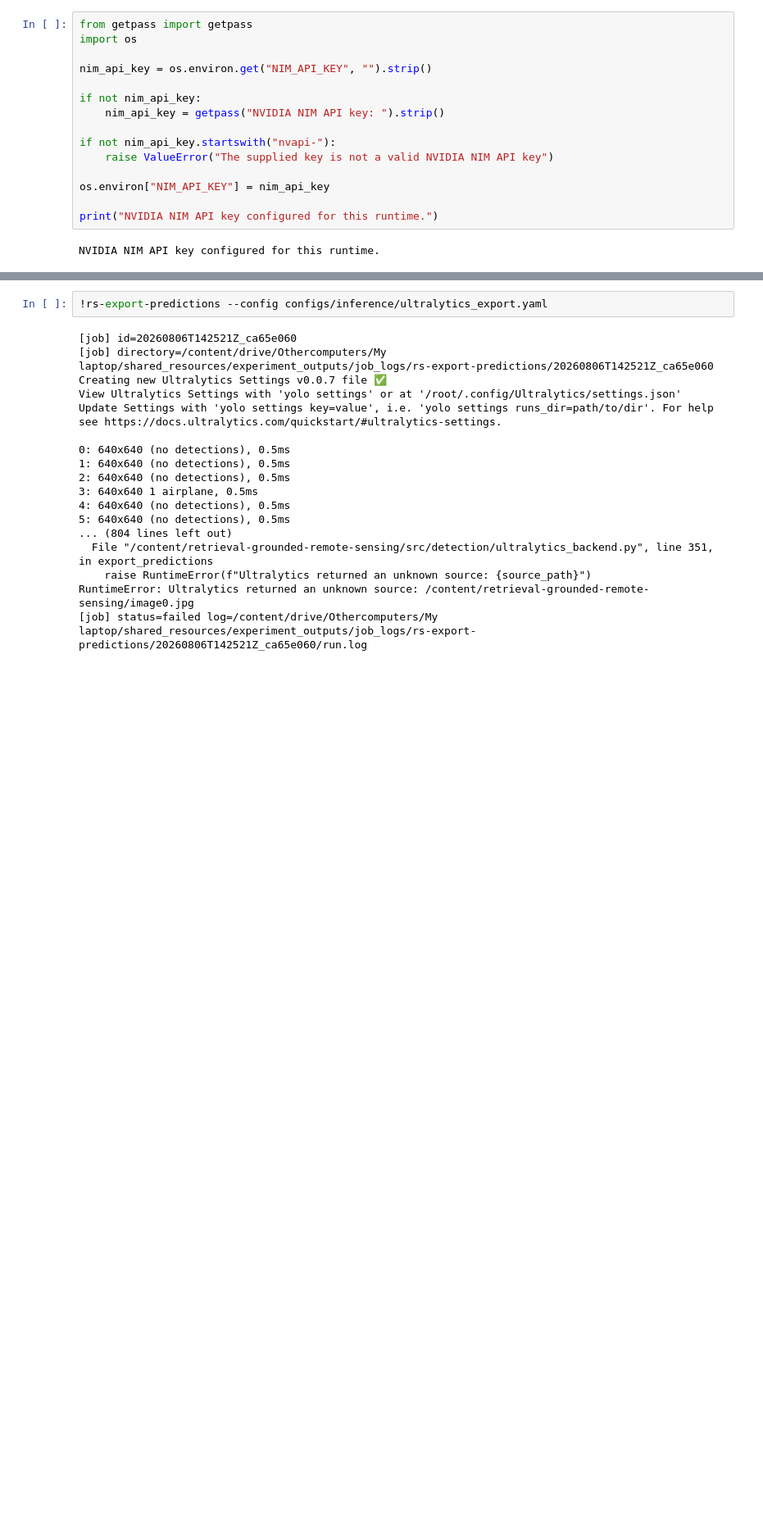
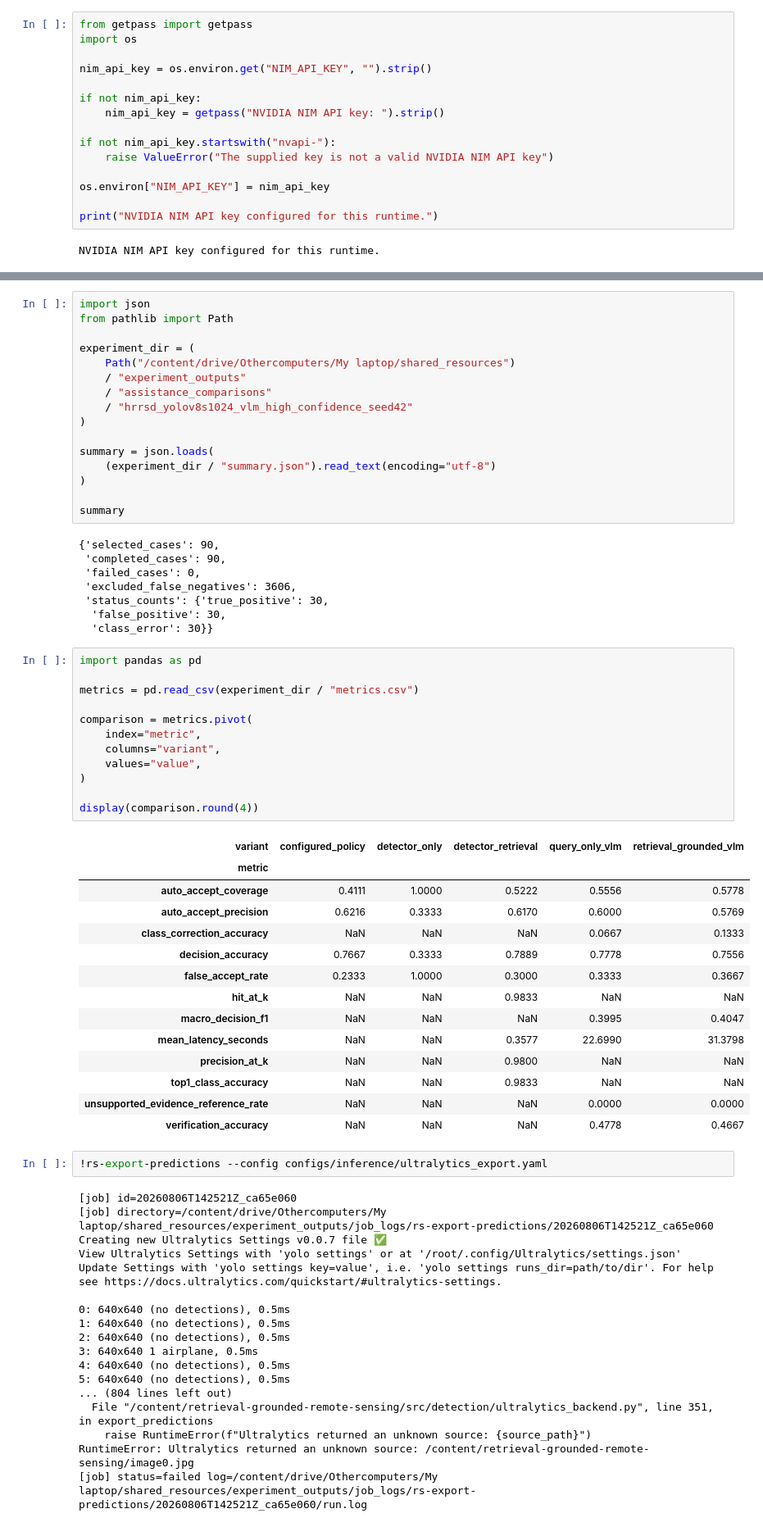
Before and after one commit to terriljoel/retrieval-grounded-remote-sensing, a Jupyter notebook: notebooks/00_colab_bootstrap copy.ipynb, the cells around one changed output, grey strips where cells are left out. Shown at 82% size. Saved outputs shown, nothing was run; the diff lists cells and outputs as text; blank space fills up the shorter version.

```diff
--- a/notebooks/00_colab_bootstrap copy.ipynb
+++ b/notebooks/00_colab_bootstrap copy.ipynb
@@ -100,3 +159,54 @@ RuntimeError: 1 experiment cases failed. Completed cases were preserved; rerun w
+# %%
+import json
+from pathlib import Path
+
+experiment_dir = (
+    Path("/content/drive/Othercomputers/My laptop/shared_resources")
+    / "experiment_outputs"
+    / "assistance_comparisons"
+    / "hrrsd_yolov8s1024_vlm_high_confidence_seed42"
+)
+
+summary = json.loads(
+    (experiment_dir / "summary.json").read_text(encoding="utf-8")
+)
+
+summary
+# %% [output]
+{'selected_cases': 90,
+ 'completed_cases': 90,
+ 'failed_cases': 0,
+ 'excluded_false_negatives': 3606,
+ 'status_counts': {'true_positive': 30,
+  'false_positive': 30,
+  'class_error': 30}}
+# %%
+import pandas as pd
+
+metrics = pd.read_csv(experiment_dir / "metrics.csv")
+
+comparison = metrics.pivot(
+    index="metric",
+    columns="variant",
+    values="value",
+)
+
+display(comparison.round(4))
+# %% [output]
+| variant | configured_policy | detector_only | detector_retrieval | query_only_vlm | retrieval_grounded_vlm |
+| metric |  |  |  |  |  |
+| auto_accept_coverage | 0.4111 | 1.0000 | 0.5222 | 0.5556 | 0.5778 |
+| auto_accept_precision | 0.6216 | 0.3333 | 0.6170 | 0.6000 | 0.5769 |
+| class_correction_accuracy | NaN | NaN | NaN | 0.0667 | 0.1333 |
+| decision_accuracy | 0.7667 | 0.3333 | 0.7889 | 0.7778 | 0.7556 |
+| false_accept_rate | 0.2333 | 1.0000 | 0.3000 | 0.3333 | 0.3667 |
+| hit_at_k | NaN | NaN | 0.9833 | NaN | NaN |
+| macro_decision_f1 | NaN | NaN | NaN | 0.3995 | 0.4047 |
+| mean_latency_seconds | NaN | NaN | 0.3577 | 22.6990 | 31.3798 |
+| precision_at_k | NaN | NaN | 0.9800 | NaN | NaN |
+| top1_class_accuracy | NaN | NaN | 0.9833 | NaN | NaN |
+| unsupported_evidence_reference_rate | NaN | NaN | NaN | 0.0000 | 0.0000 |
+| verification_accuracy | NaN | NaN | NaN | 0.4778 | 0.4667 |
 # %%
 !rs-export-predictions --config configs/inference/ultralytics_export.yaml
 # %% [output]
```
Also changed, not shown: parts of 8 cells of this notebook, 3 other files.
